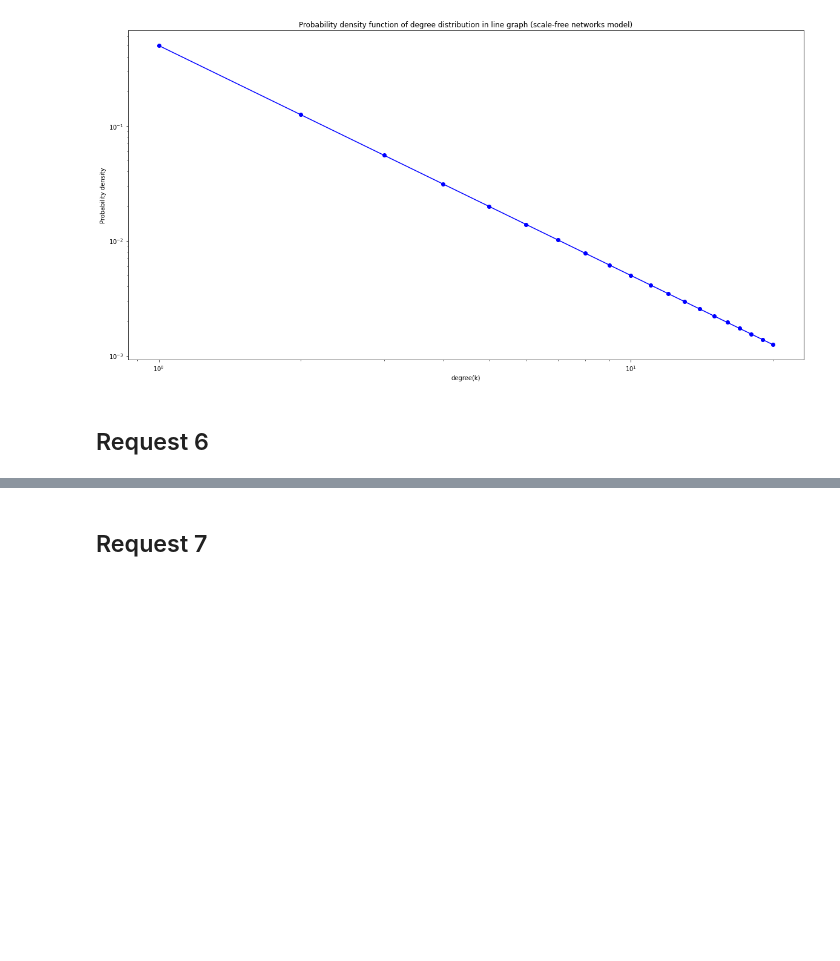
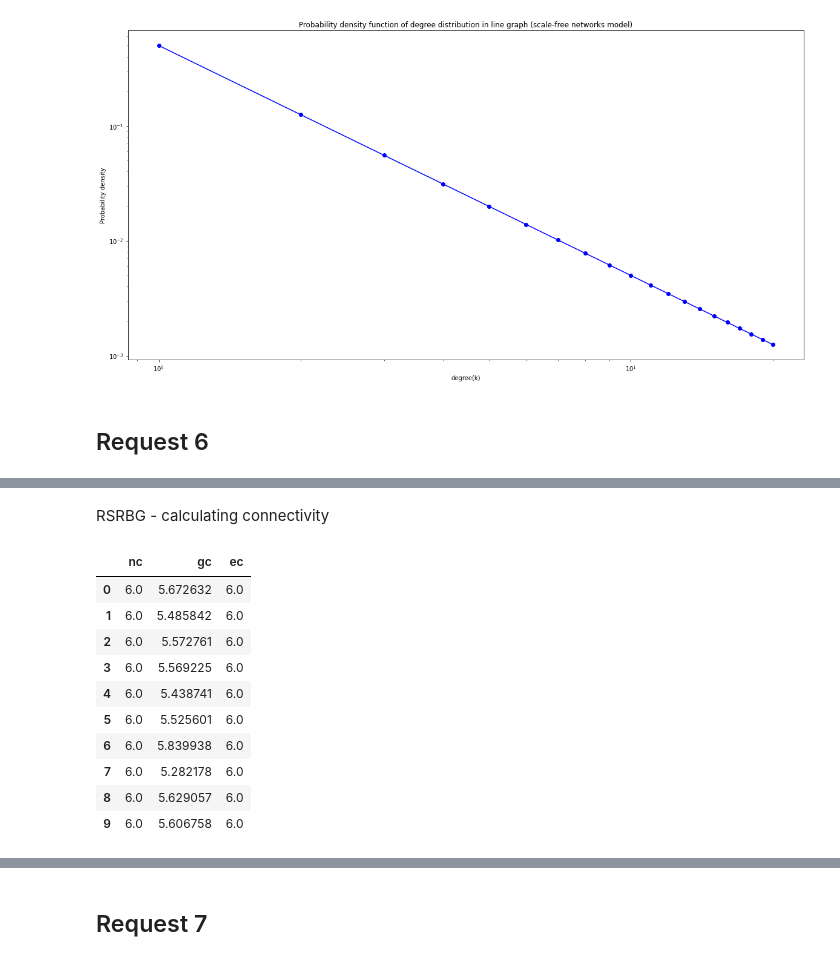
Before and after one commit to ngnma/Simulation-Project, a Jupyter notebook: sim_project.ipynb, the cells around one changed output, grey strips where cells are left out. Cells and saved outputs as stored; diff of their text form; code cells hidden in the pictures; blank space fills up the shorter version.

```diff
--- a/sim_project.ipynb
+++ b/sim_project.ipynb
@@ -758,0 +814,22 @@ draw_distributions_sf()
+# %%
+num_trials = 100
+num_nodes = 500
+num_edges = 1500
+degree = 6
+
+disconnection_probabilities = []
+
+for _ in range(num_trials):
+    # Generate a 6-regular graph with the specified number of nodes and edges
+    graph = nx.random_regular_graph(degree, num_nodes)
+
+    # Randomly disconnect edges and calculate the probability of disconnection
+    probability = random_disconnect(graph)
+
+    # Store the probability of disconnection
+    disconnection_probabilities.append(probability)
+
+# Calculate the average probability of disconnection
+avg_probability = sum(disconnection_probabilities) / num_trials
+
+print("Average probability of disconnection:", avg_probability)
@@ -758,0 +866,37 @@ draw_distributions_sf()
+# %% [markdown]
+RSRBG - calculating connectivity
+# %%
+# Define the number of trials, nodes, edges, and degree
+num_trials = 10
+
+# Create an empty DataFrame to store the results
+data = pd.DataFrame(columns=['nc', 'gc', 'ec'])
+
+for _ in range(num_trials):
+    # Generate a RSRGB graph with the specified number of nodes and edges
+    g =RSRBG(10,20,5,6, draw_plot=False)
+
+    # Randomly disconnect edges and calculate the probability of disconnection
+    probability = random_disconnect(g)
+
+    nc = calculate_nodal_connectivity(g)
+    ec = calculate_edge_connectivity(g)
+    gc = calculate_algebraic_connectivity(g)
+
+    # Append the results to the DataFrame
+    data.loc[len(data)] = [nc, gc, ec]
+
+# Print the DataFrame
+data
+# %% [output]
+|  | nc | gc | ec |
+| 0 | 6.0 | 5.672632 | 6.0 |
+| 1 | 6.0 | 5.485842 | 6.0 |
+| 2 | 6.0 | 5.572761 | 6.0 |
+| 3 | 6.0 | 5.569225 | 6.0 |
+| 4 | 6.0 | 5.438741 | 6.0 |
+| 5 | 6.0 | 5.525601 | 6.0 |
+| 6 | 6.0 | 5.839938 | 6.0 |
+| 7 | 6.0 | 5.282178 | 6.0 |
+| 8 | 6.0 | 5.629057 | 6.0 |
+| 9 | 6.0 | 5.606758 | 6.0 |
```
Also changed, not shown: parts of 11 cells of this notebook.
